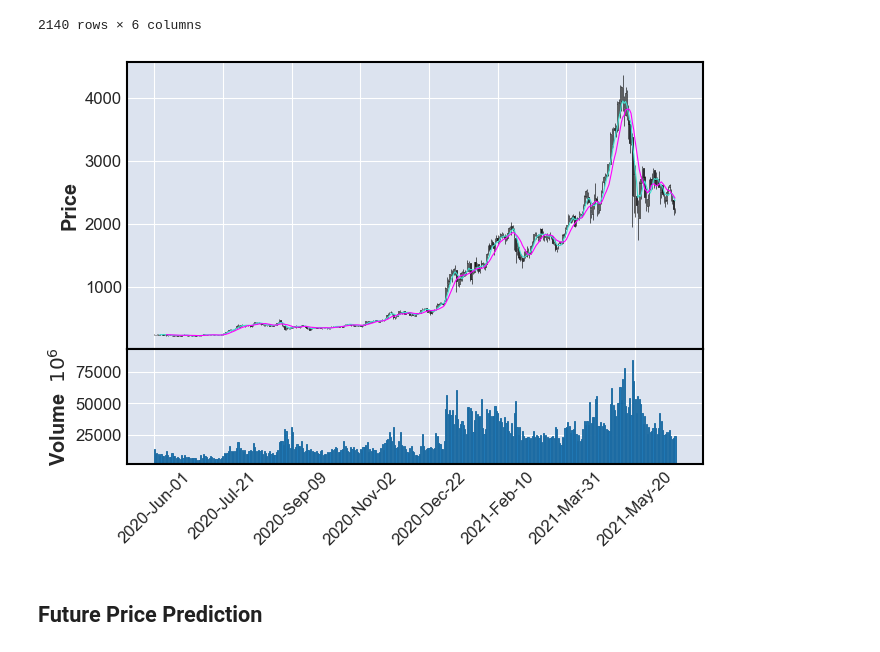
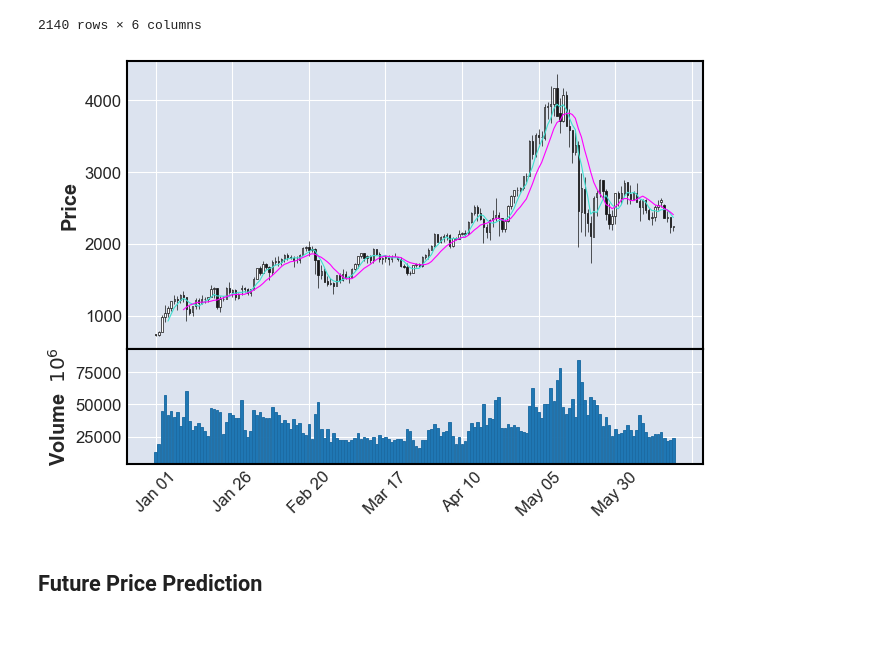
Before and after one commit to ArtTucker/crypto_prices_ML, a Jupyter notebook: preprocessing/by_coin/ethereum_notebook_from_Yahoo.ipynb, the cells around one changed output. Cells and saved outputs as stored; diff of their text form; code cells hidden in the pictures.

```diff
--- a/preprocessing/by_coin/ethereum_notebook_from_Yahoo.ipynb
+++ b/preprocessing/by_coin/ethereum_notebook_from_Yahoo.ipynb
@@ -103,9 +103,9 @@ temp_base_df
 | 2021-06-19 | 2255.955322 | 2178.375488 | 2232.007080 | 2254.433350 | 2.396869e+10 | 2254.433350 |
 2140 rows × 6 columns
 # %%
-mpf.plot(temp_base_df.loc['2020-6-1':], type='candle', mav=(5,10), volume=True)
+mpf.plot(temp_base_df.loc['2021-1-1':], type='candle', mav=(5,10), volume=True)
 # %% [output]
-[figure, old version]
+[figure, new version]
 # %% [markdown]
 ## Future Price Prediction
 # %%
```
